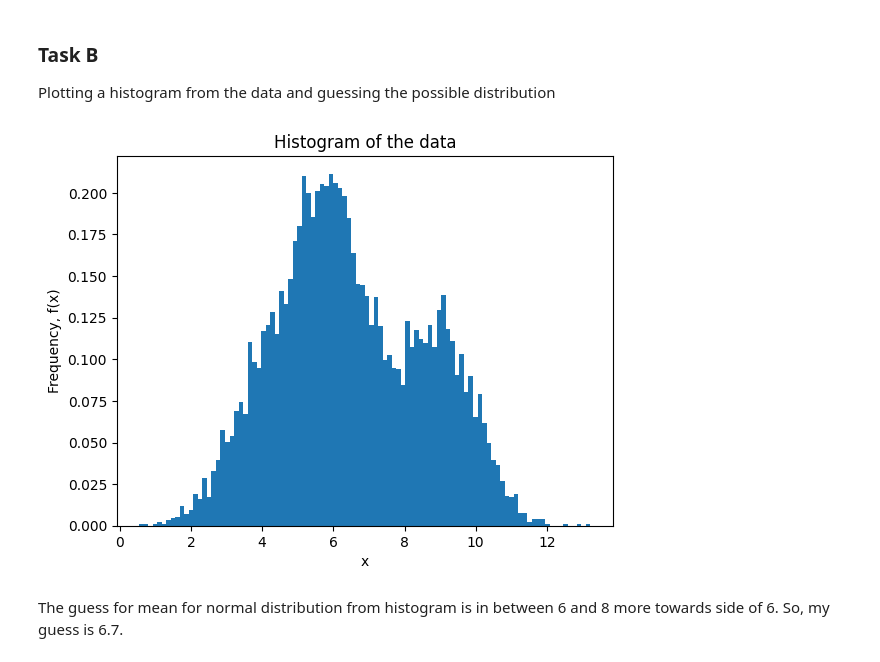
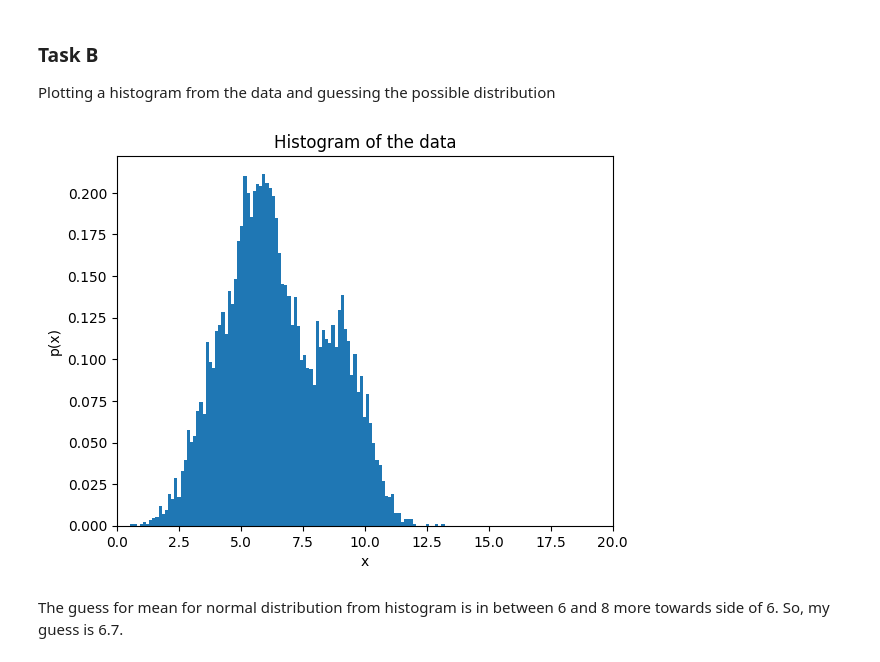
Before and after one commit to abhijain565aj/CS215-Assignment, a Jupyter notebook: Assignment_2/code/3.ipynb, the cells around one changed output. Cells and saved outputs as stored; diff of their text form; code cells hidden in the pictures.

```diff
--- a/Assignment_2/code/3.ipynb
+++ b/Assignment_2/code/3.ipynb
@@ -33,13 +33,15 @@ mu_2: 46.554361807879815
 Plotting a histogram from the data and guessing the possible distribution
 # %%
 no_of_bins = 100
+#for the histogram x axis to be from 0 to 20
 plt.hist(data, bins=no_of_bins, density=True)
+plt.xlim(0,20)
 plt.xlabel('x')
-plt.ylabel('Frequency, f(x)')
+plt.ylabel('p(x)')
 plt.title('Histogram of the data')
-plt.savefig('../images/3a.png')
+plt.savefig('../images/3b.png')
 # %% [output]
-[figure, old version]
+[figure, new version]
 # %% [markdown]
 The guess for mean for normal distribution from histogram is in between 6 and 8 more towards side of 6. So, my guess is 6.7.
 # %% [markdown]
```
Also changed, not shown: parts of 9 cells of this notebook, 4 other files.
